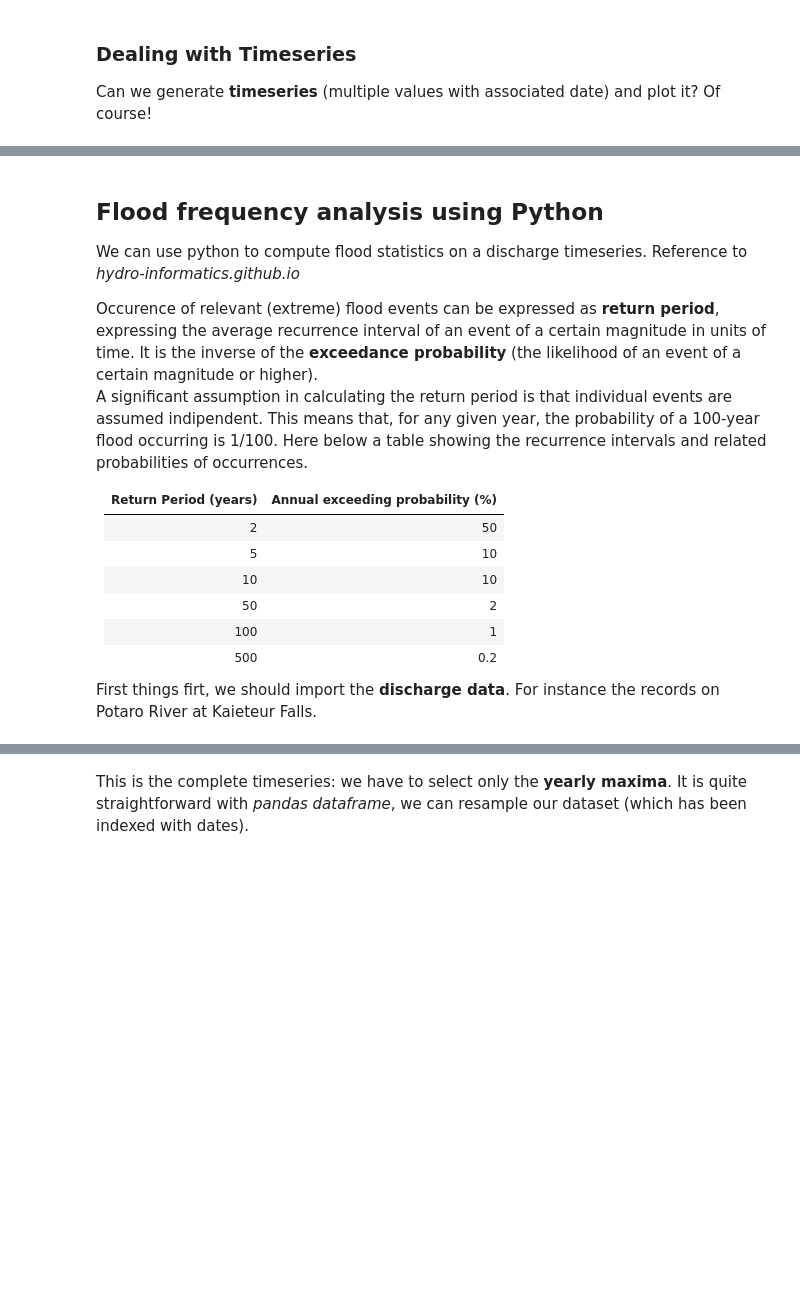
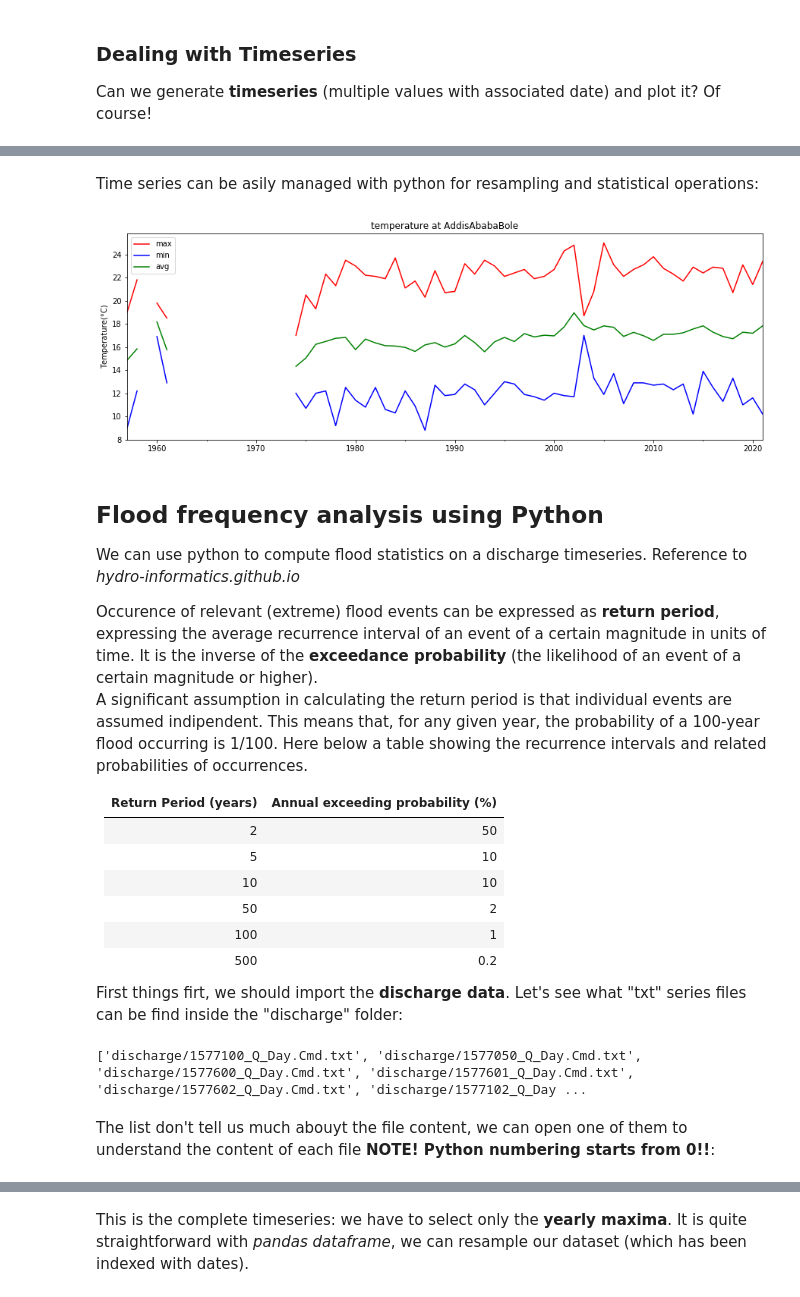
Before and after one commit to almasoero/fp_python_training, a Jupyter notebook: Introduction2Python_forHydrologist.ipynb, the cells around one changed output, grey strips where cells are left out. Cells and saved outputs as stored; diff of their text form; code cells hidden in the pictures; blank space fills up the shorter version.

```diff
--- a/Introduction2Python_forHydrologist.ipynb
+++ b/Introduction2Python_forHydrologist.ipynb
@@ -58,3 +129,21 @@ plt.show()
+# %% [markdown]
+Time series can be asily managed with python for resampling and statistical operations:
+# %%
+# The resample frequency can be set, e.g., to annual 'Y' or monthly 'M'
+temp_resampled_max = temp_series.reindex(time_range).resample('Y').max()
+temp_resampled_min = temp_series.reindex(time_range).resample('Y').min()
+temp_resampled_avg = temp_series.reindex(time_range).resample('Y').mean()
+
+# Manage plot
+ax = temp_resampled_max.plot(style='r', title=variable + ' at ' + available_series.loc[section_code]['name'], figsize=(15,5))
+temp_resampled_min.plot(style='b',ax=ax)
+temp_resampled_avg.plot(style='g',ax=ax)
+ax.set_xlabel("")
+ax.set_ylabel(dic_vars[variable][1])
+plt.legend(['max','min','avg'])
+plt.show()
+# %% [output]
+[figure, added]
 # %% [markdown]
 ## Flood frequency analysis using Python
 We can use python to compute flood statistics on a discharge timeseries. Reference to *hydro-informatics.github.io* <br>
@@ -72,4 +161,13 @@ Here below a table showing the recurrence intervals and related probabilities of
 | 100 | 1 |
 | 500 | 0.2 |
 
-First things firt, we should import the **discharge data**. For instance the records on Potaro River at Kaieteur Falls.
+First things firt, we should import the **discharge data**.
+Let's see what "txt" series files can be find inside the "discharge" folder:
+# %%
+import glob
+files = glob.glob("discharge/*.txt")
+print(files)
+# %% [output]
+['discharge/1577100_Q_Day.Cmd.txt', 'discharge/1577050_Q_Day.Cmd.txt', 'discharge/1577600_Q_Day.Cmd.txt', 'discharge/1577601_Q_Day.Cmd.txt', 'discharge/1577602_Q_Day.Cmd.txt', 'discharge/1577102_Q_Day ...
+# %% [markdown]
+The list don't tell us much abouyt the file content, we can open one of them to understand the content of each file **NOTE! Python numbering starts from 0!!**:
```
Also changed, not shown: parts of 24 cells of this notebook, 33 other files.
